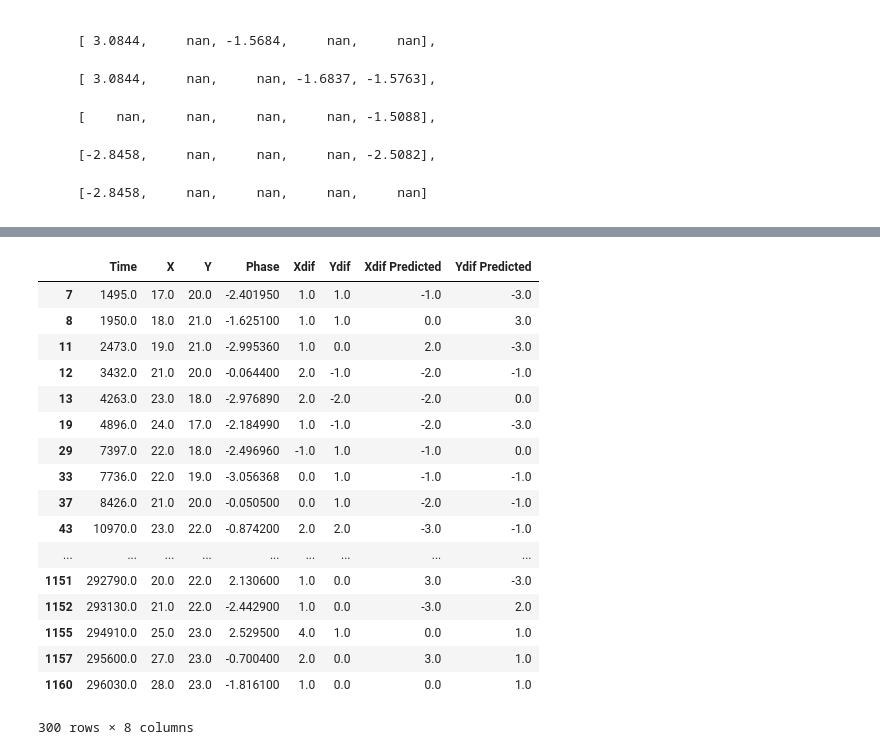
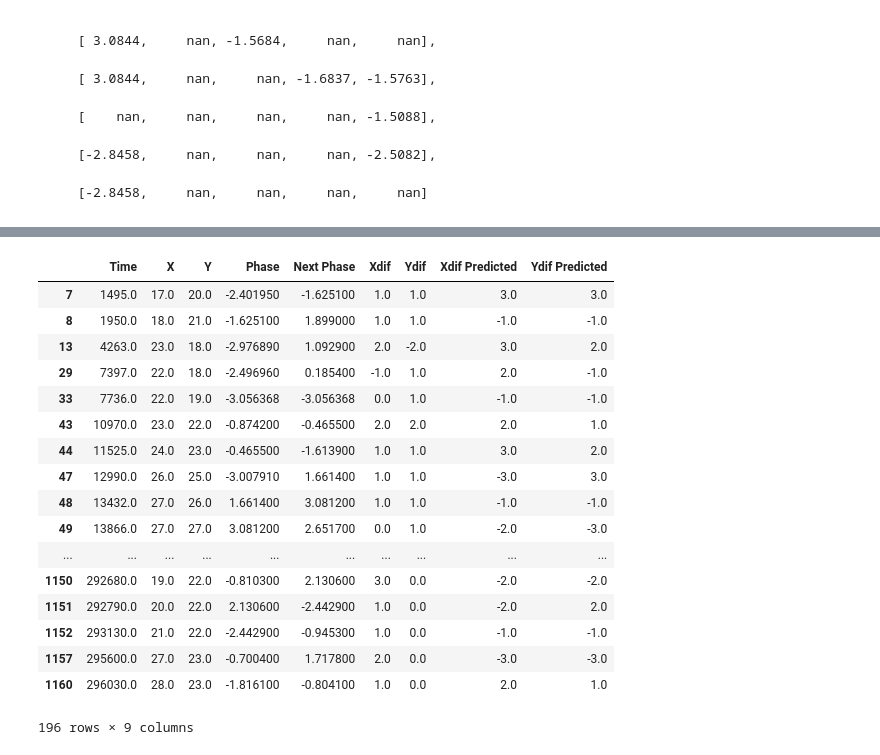
Before and after one commit to DanielHHowell/Grid-Cell, a Jupyter notebook: Grid Cell Phase Main.ipynb, the cells around one changed output, grey strips where cells are left out. Cells and saved outputs as stored; diff of their text form; code cells hidden in the pictures.

```diff
--- a/Grid Cell Phase Main.ipynb
+++ b/Grid Cell Phase Main.ipynb
@@ -261,9 +271,10 @@ print(adjacent_matrix([5,40]))
 unsorted = np.column_stack((spkT,scaled_XY,scaled_phase))
 combined = unsorted[unsorted[:,0].argsort()]
 
+next_phase = np.insert(combined[1:,3],-1, 0)
 xdif = np.insert(combined[1:,1]-combined[:-1,1],0,0).astype(int)
 ydif = np.insert(combined[1:,2]-combined[:-1,2],0,0).astype(int)
 
-almost_all = np.column_stack((combined,xdif,ydif))
+almost_all = np.column_stack((combined,next_phase,xdif,ydif))
 almost_all
 # %% [output]
@@ -283,10 +294,10 @@ array([[    16.    ,     16.    ,     19.    ,      1.4839,      0.    ,
 # %%
-predicted_movement = np.asarray([nearest_phase(adjacent_matrix([i[1],i[2]]),i[3]) for i in almost_all])
+predicted_movement = np.asarray([nearest_phase(adjacent_matrix([i[1],i[2]]),i[4]) for i in almost_all])
 #actual_phase = np.asarray([phase_from_movement(adjacent_matrix(i[1:3]),int(i[4]),int(i[5])) for i in almost_all])
 
 #all=np.column_stack((almost_all,predicted_movement, actual_phase))
 #df = pd.DataFrame(data=all, columns=['Time','X','Y','Phase','Xdif','Ydif','Xdif Predicted', 'Ydif Predicted','Actual Phase'])
 all=np.column_stack((almost_all,predicted_movement))
-df = pd.DataFrame(data=all, columns=['Time','X','Y','Phase','Xdif','Ydif','Xdif Predicted', 'Ydif Predicted'])
-df
+test = pd.DataFrame(data=all, columns=['Time','X','Y','Phase','Next Phase','Xdif','Ydif','Xdif Predicted', 'Ydif Predicted'])
+test
 # %% [output]
@@ -328,25 +322,26 @@ df
 # %%
+df = test.where((test['Xdif Predicted'] != 0) & (test['Ydif Predicted'] != 0)).dropna()
 df_move = df.where((df['Xdif'] > 0) | (df['Ydif'] > 0)).dropna(subset=['Xdif'])
 df_move
 # %% [output]
-|  | Time | X | Y | Phase | Xdif | Ydif | Xdif Predicted | Ydif Predicted |
-| 7 | 1495.0 | 17.0 | 20.0 | -2.401950 | 1.0 | 1.0 | -1.0 | -3.0 |
-| 8 | 1950.0 | 18.0 | 21.0 | -1.625100 | 1.0 | 1.0 | 0.0 | 3.0 |
-| 11 | 2473.0 | 19.0 | 21.0 | -2.995360 | 1.0 | 0.0 | 2.0 | -3.0 |
-| 12 | 3432.0 | 21.0 | 20.0 | -0.064400 | 2.0 | -1.0 | -2.0 | -1.0 |
-| 13 | 4263.0 | 23.0 | 18.0 | -2.976890 | 2.0 | -2.0 | -2.0 | 0.0 |
-| 19 | 4896.0 | 24.0 | 17.0 | -2.184990 | 1.0 | -1.0 | -2.0 | -3.0 |
-| 29 | 7397.0 | 22.0 | 18.0 | -2.496960 | -1.0 | 1.0 | -1.0 | 0.0 |
-| 33 | 7736.0 | 22.0 | 19.0 | -3.056368 | 0.0 | 1.0 | -1.0 | -1.0 |
-| 37 | 8426.0 | 21.0 | 20.0 | -0.050500 | 0.0 | 1.0 | -2.0 | -1.0 |
-| 43 | 10970.0 | 23.0 | 22.0 | -0.874200 | 2.0 | 2.0 | -3.0 | -1.0 |
-| ... | ... | ... | ... | ... | ... | ... | ... | ... |
-| 1151 | 292790.0 | 20.0 | 22.0 | 2.130600 | 1.0 | 0.0 | 3.0 | -3.0 |
-| 1152 | 293130.0 | 21.0 | 22.0 | -2.442900 | 1.0 | 0.0 | -3.0 | 2.0 |
-| 1155 | 294910.0 | 25.0 | 23.0 | 2.529500 | 4.0 | 1.0 | 0.0 | 1.0 |
-| 1157 | 295600.0 | 27.0 | 23.0 | -0.700400 | 2.0 | 0.0 | 3.0 | 1.0 |
-| 1160 | 296030.0 | 28.0 | 23.0 | -1.816100 | 1.0 | 0.0 | 0.0 | 1.0 |
+|  | Time | X | Y | Phase | Next Phase | Xdif | Ydif | Xdif Predicted | Ydif Predicted |
+| 7 | 1495.0 | 17.0 | 20.0 | -2.401950 | -1.625100 | 1.0 | 1.0 | 3.0 | 3.0 |
+| 8 | 1950.0 | 18.0 | 21.0 | -1.625100 | 1.899000 | 1.0 | 1.0 | -1.0 | -1.0 |
+| 13 | 4263.0 | 23.0 | 18.0 | -2.976890 | 1.092900 | 2.0 | -2.0 | 3.0 | 2.0 |
+| 29 | 7397.0 | 22.0 | 18.0 | -2.496960 | 0.185400 | -1.0 | 1.0 | 2.0 | -1.0 |
+| 33 | 7736.0 | 22.0 | 19.0 | -3.056368 | -3.056368 | 0.0 | 1.0 | -1.0 | -1.0 |
+| 43 | 10970.0 | 23.0 | 22.0 | -0.874200 | -0.465500 | 2.0 | 2.0 | 2.0 | 1.0 |
+| 44 | 11525.0 | 24.0 | 23.0 | -0.465500 | -1.613900 | 1.0 | 1.0 | 3.0 | 2.0 |
+| 47 | 12990.0 | 26.0 | 25.0 | -3.007910 | 1.661400 | 1.0 | 1.0 | -3.0 | 3.0 |
+| 48 | 13432.0 | 27.0 | 26.0 | 1.661400 | 3.081200 | 1.0 | 1.0 | -1.0 | -1.0 |
+| 49 | 13866.0 | 27.0 | 27.0 | 3.081200 | 2.651700 | 0.0 | 1.0 | -2.0 | -3.0 |
+| ... | ... | ... | ... | ... | ... | ... | ... | ... | ... |
+| 1150 | 292680.0 | 19.0 | 22.0 | -0.810300 | 2.130600 | 3.0 | 0.0 | -2.0 | -2.0 |
+| 1151 | 292790.0 | 20.0 | 22.0 | 2.130600 | -2.442900 | 1.0 | 0.0 | -2.0 | 2.0 |
+| 1152 | 293130.0 | 21.0 | 22.0 | -2.442900 | -0.945300 | 1.0 | 0.0 | -1.0 | -1.0 |
+| 1157 | 295600.0 | 27.0 | 23.0 | -0.700400 | 1.717800 | 2.0 | 0.0 | -3.0 | -3.0 |
+| 1160 | 296030.0 | 28.0 | 23.0 | -1.816100 | -0.804100 | 1.0 | 0.0 | 2.0 | 1.0 |
-300 rows × 8 columns
+196 rows × 9 columns
 # %%
 df_move.where((df_move['Xdif']==df_move['Xdif Predicted']) | (df_move['Ydif']==df_move['Ydif Predicted'])).dropna(subset=['Xdif'])
 # %% [output]
```
Also changed, not shown: parts of 16 cells of this notebook, 1 other file.
